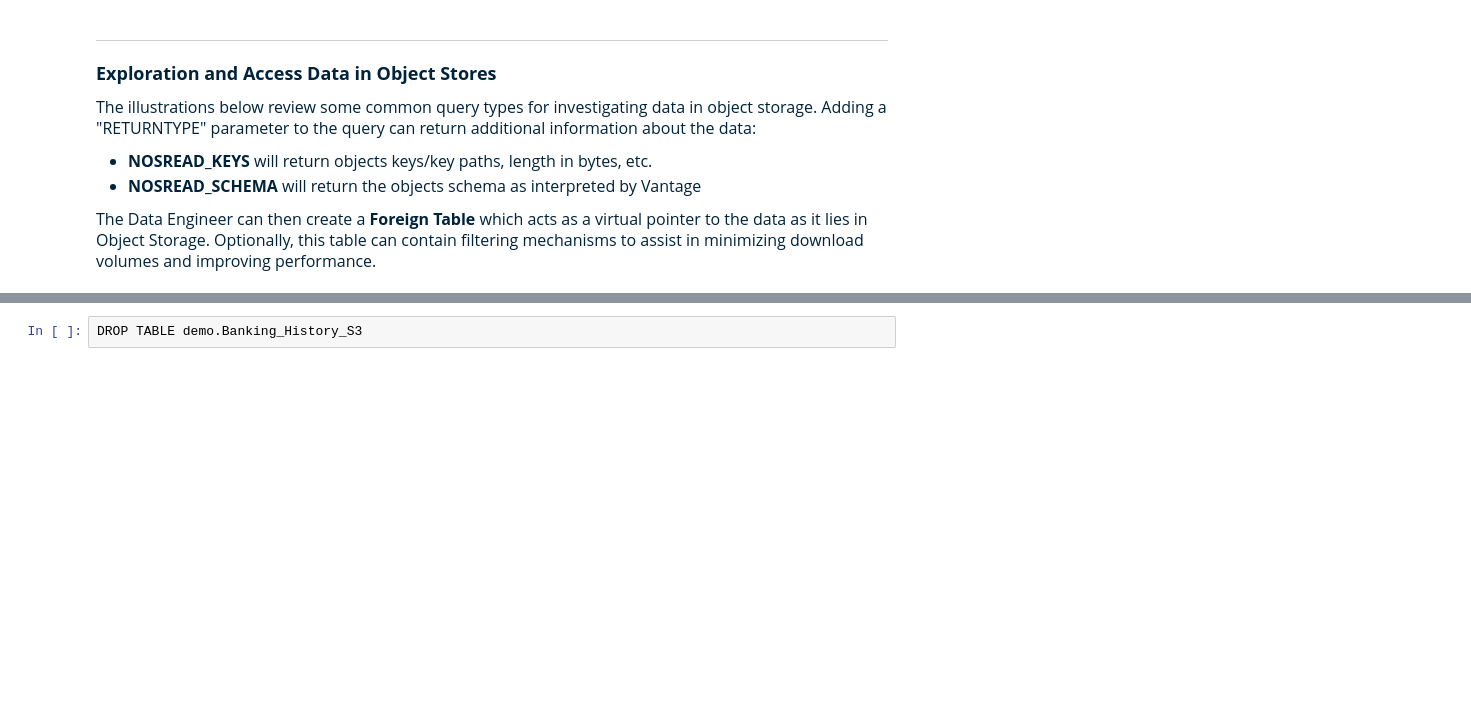
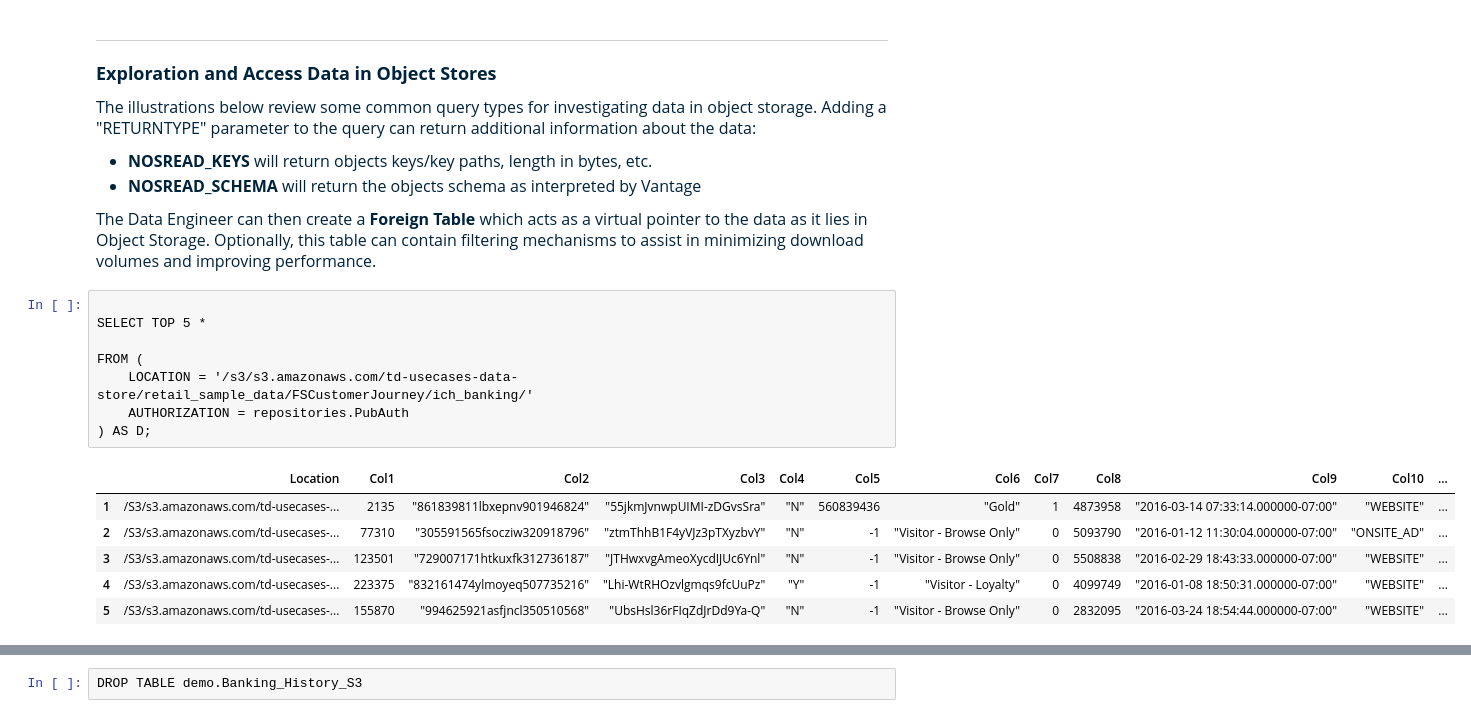
Before and after one commit to Teradata/lake-demos, a Jupyter notebook: Data_Engineering_Exploration.ipynb, the cells around one changed output, grey strips where cells are left out. Cells and saved outputs as stored; diff of their text form; blank space fills up the shorter version.

```diff
--- a/Data_Engineering_Exploration.ipynb
+++ b/Data_Engineering_Exploration.ipynb
@@ -303,6 +332,21 @@ GROUP BY 1
     </ul>
 
 <p style = 'font-size:16px;font-family:Arial;color:#00233C'>The Data Engineer can then create a <b>Foreign Table</b> which acts as a virtual pointer to the data as it lies in Object Storage.  Optionally, this table can contain filtering mechanisms to assist in minimizing download volumes and improving performance.</p>
+# %%
+
+SELECT TOP 5 *
+
+FROM (
+    LOCATION = '/s3/s3.amazonaws.com/td-usecases-data-store/retail_sample_data/FSCustomerJourney/ich_banking/'
+    AUTHORIZATION = repositories.PubAuth
+) AS D;
+# %% [output]
+|  | Location | Col1 | Col2 | Col3 | Col4 | Col5 | Col6 | Col7 | Col8 | Col9 | Col10 | ... |
+| 1 | /S3/s3.amazonaws.com/td-usecases-... | 2135 | "861839811lbxepnv901946824" | "55jkmJvnwpUIMI-zDGvsSra" | "N" | 560839436 | "Gold" | 1 | 4873958 | "2016-03-14 07:33:14.000000-07:00" | "WEBSITE" | ... |
+| 2 | /S3/s3.amazonaws.com/td-usecases-... | 77310 | "305591565fsocziw320918796" | "ztmThhB1F4yVJz3pTXyzbvY" | "N" | -1 | "Visitor - Browse Only" | 0 | 5093790 | "2016-01-12 11:30:04.000000-07:00" | "ONSITE_AD" | ... |
+| 3 | /S3/s3.amazonaws.com/td-usecases-... | 123501 | "729007171htkuxfk312736187" | "JTHwxvgAmeoXycdIJUc6Ynl" | "N" | -1 | "Visitor - Browse Only" | 0 | 5508838 | "2016-02-29 18:43:33.000000-07:00" | "WEBSITE" | ... |
+| 4 | /S3/s3.amazonaws.com/td-usecases-... | 223375 | "832161474ylmoyeq507735216" | "Lhi-WtRHOzvlgmqs9fcUuPz" | "Y" | -1 | "Visitor - Loyalty" | 0 | 4099749 | "2016-01-08 18:50:31.000000-07:00" | "WEBSITE" | ... |
+| 5 | /S3/s3.amazonaws.com/td-usecases-... | 155870 | "994625921asfjncl350510568" | "UbsHsl36rFIqZdJrDd9Ya-Q" | "N" | -1 | "Visitor - Browse Only" | 0 | 2832095 | "2016-03-24 18:54:44.000000-07:00" | "WEBSITE" | ... |
 # %%
 /* Investigate object structure */
 
```
Also changed, not shown: parts of 17 cells of this notebook.
